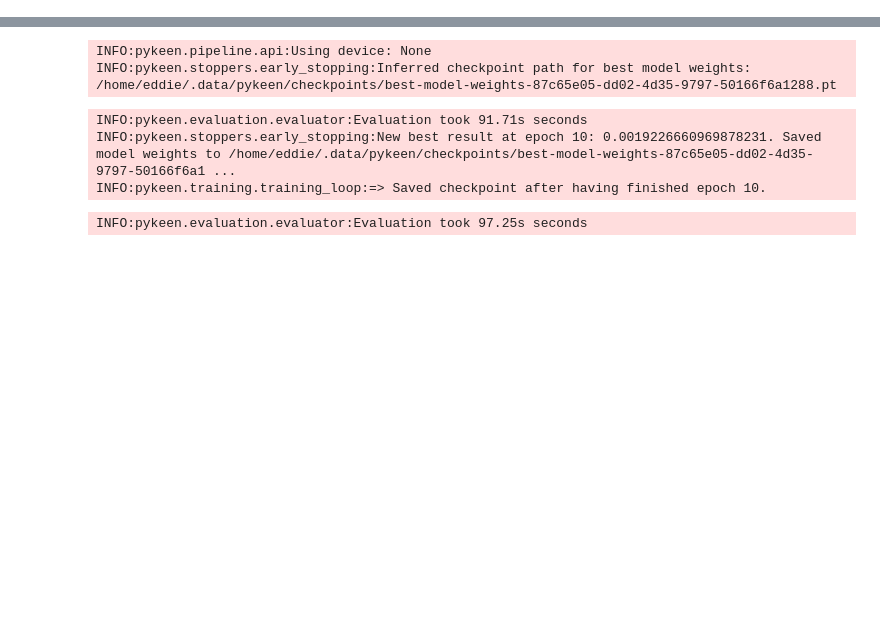
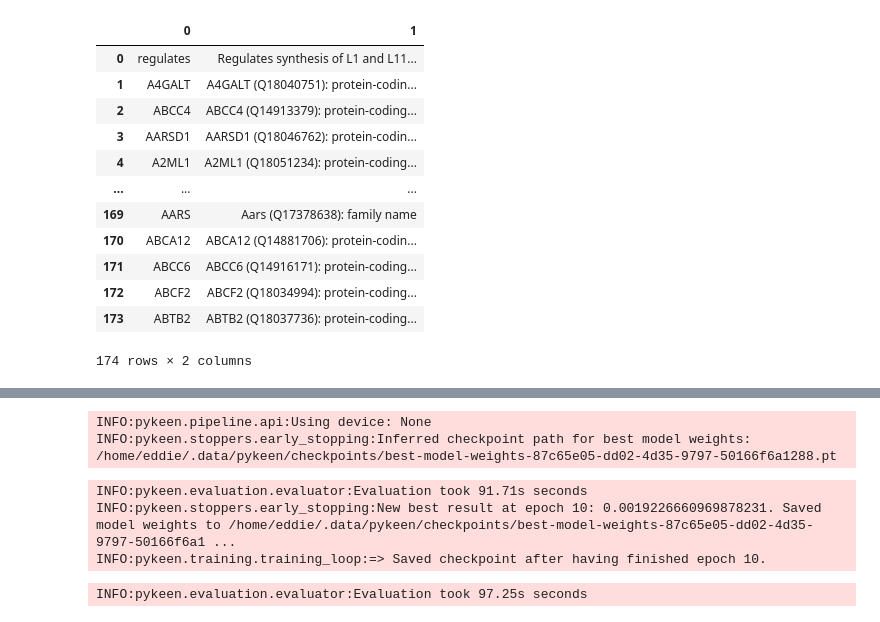
Before and after one commit to willfliaw/APM_5AI29_TP, a Jupyter notebook: Project/Midterm/Main/llm_completion.ipynb, the cells around one changed output, grey strips where cells are left out. Saved outputs shown, nothing was run; the diff lists cells and outputs as text; code cells hidden in the pictures; blank space fills up the shorter version.

```diff
--- a/Project/Midterm/Main/llm_completion.ipynb
+++ b/Project/Midterm/Main/llm_completion.ipynb
@@ -109,0 +155,18 @@ INFO:pykeen.evaluation.evaluator:Evaluation took 195.80s seconds
+# %%
+with shelve.open(CACHE_FILE) as cache:
+    df = pd.DataFrame(cache.items())
+df
+# %% [output]
+|  | 0 | 1 |
+| 0 | regulates | Regulates synthesis of L1 and L11... |
+| 1 | A4GALT | A4GALT (Q18040751): protein-codin... |
+| 2 | ABCC4 | ABCC4 (Q14913379): protein-coding... |
+| 3 | AARSD1 | AARSD1 (Q18046762): protein-codin... |
+| 4 | A2ML1 | A2ML1 (Q18051234): protein-coding... |
+| ... | ... | ... |
+| 169 | AARS | Aars (Q17378638): family name |
+| 170 | ABCA12 | ABCA12 (Q14881706): protein-codin... |
+| 171 | ABCC6 | ABCC6 (Q14916171): protein-coding... |
+| 172 | ABCF2 | ABCF2 (Q18034994): protein-coding... |
+| 173 | ABTB2 | ABTB2 (Q18037736): protein-coding... |
+174 rows × 2 columns
```
Also changed, not shown: parts of 16 cells of this notebook.
